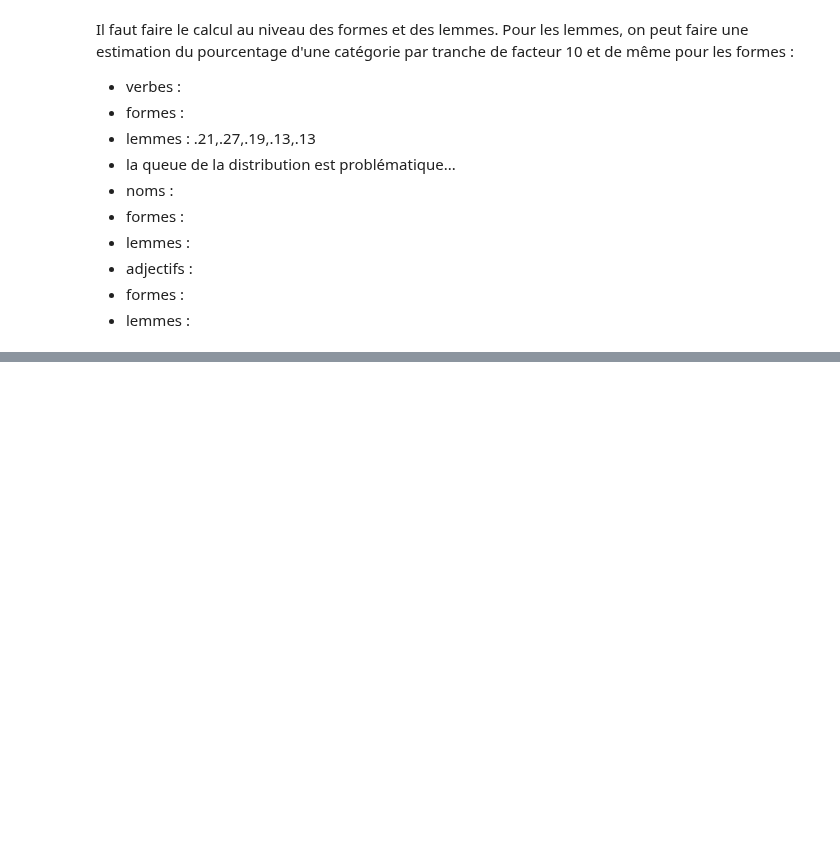
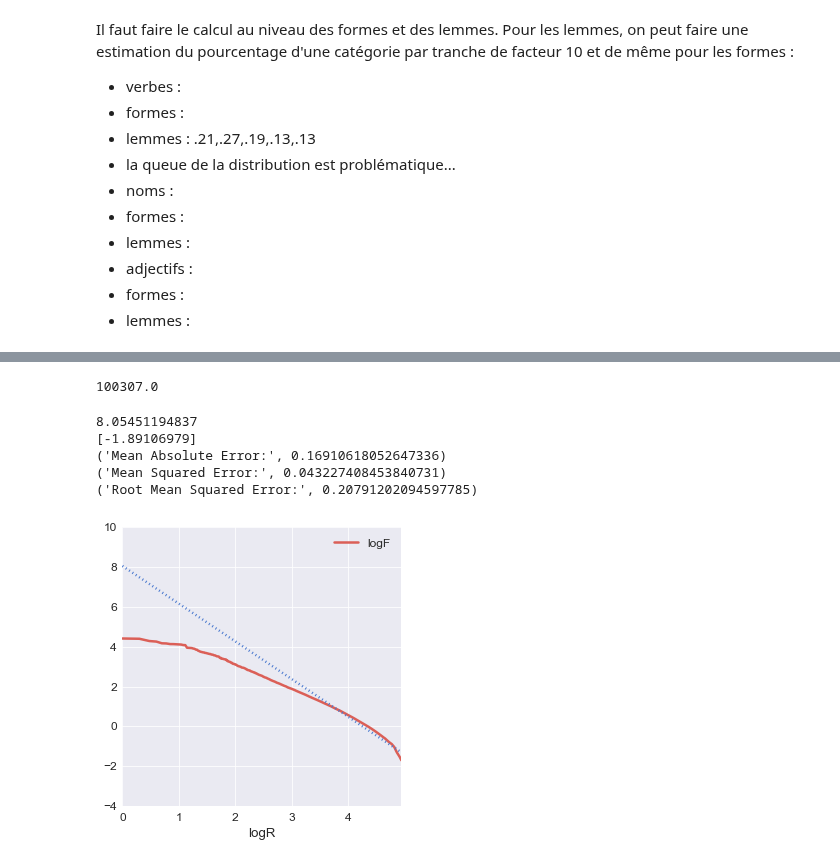
Before and after one commit to gboye/SWIM, a Jupyter notebook: SampleManagement/Lexique3-Zipf.ipynb, the cells around one changed output, grey strips where cells are left out. Drawn from its saved outputs; the diff is of its cells as text; code cells hidden in the pictures; blank space fills up the shorter version.

```diff
--- a/SampleManagement/Lexique3-Zipf.ipynb
+++ b/SampleManagement/Lexique3-Zipf.ipynb
@@ -834,0 +1000,45 @@ dictZipfSize,dictCatZipfSizeMots=getZipfSizeTable(coefs,tokenNumbers,vCatDistMot
+# %%
+lex3["rangFW"].max()
+# %% [output]
+100307.0
+# %%
+testRangMin=0
+testRangMax=100000
+testDF=lex3[(lex3["rangFW"]>=testRangMin)&(lex3["rangFW"]<testRangMax)].sort_values("rangFW").set_index("rangFW")[["9_freqfilms2"]].reset_index()
+testDF["logR"]=np.log10(testDF["rangFW"])
+testDF["logF"]=np.log10(testDF["9_freqfilms2"])
+testDF=testDF[["logR","logF"]]
+testDF[["logR","logF"]].describe()
+
+X = testDF.iloc[:, :-1].values
+y = testDF.iloc[:, 1].values
+
+from sklearn.model_selection import train_test_split
+X_train, X_test, y_train, y_test = train_test_split(X, y, test_size=0.2, random_state=0)
+X_train,y_train
+
+from sklearn.linear_model import LinearRegression
+regressor = LinearRegression()
+regressor.fit(X_train, y_train)
+print(regressor.intercept_)
+print(regressor.coef_)
+
+
+ax=testDF.plot(x="logR",y="logF",figsize=(5,5))
+x = np.linspace(0,np.log10(testRangLimite),100)
+y = regressor.coef_*x+regressor.intercept_
+plt.plot(x, y, ':b', label='y=2x+1')
+
+y_pred = regressor.predict(X_test)
+
+from sklearn import metrics
+print('Mean Absolute Error:', metrics.mean_absolute_error(y_test, y_pred))
+print('Mean Squared Error:', metrics.mean_squared_error(y_test, y_pred))
+print('Root Mean Squared Error:', np.sqrt(metrics.mean_squared_error(y_test, y_pred)))
+# %% [output]
+8.05451194837
+[-1.89106979]
+('Mean Absolute Error:', 0.16910618052647336)
+('Mean Squared Error:', 0.043227408453840731)
+('Root Mean Squared Error:', 0.20791202094597785)
+[figure, added]
```
Also changed, not shown: parts of 73 cells of this notebook, 14 other files.
